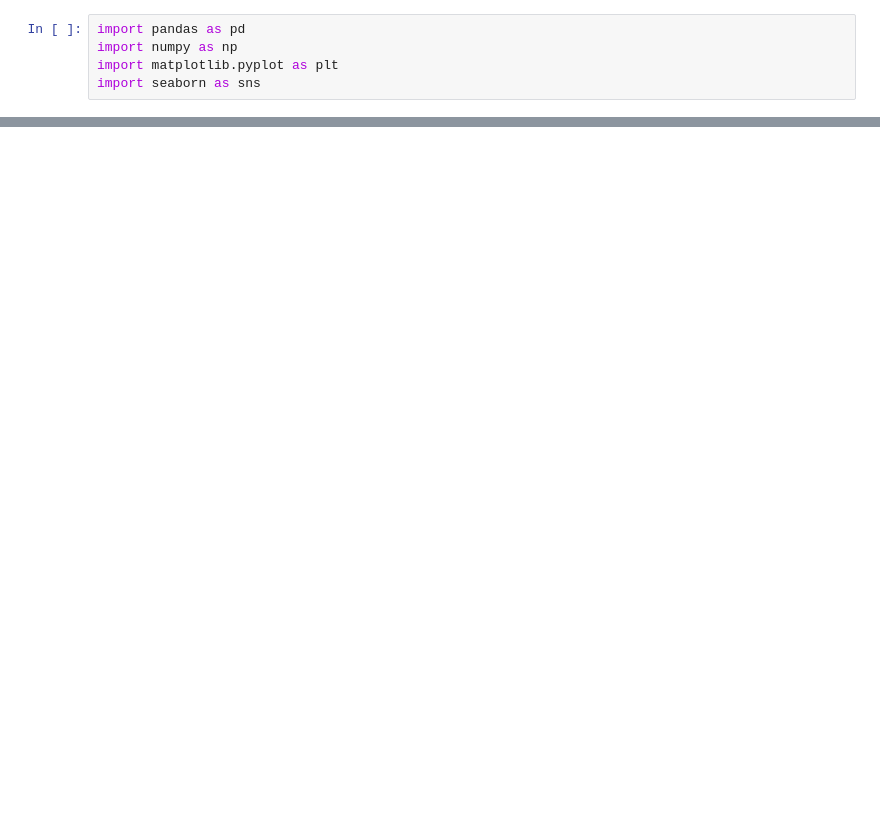
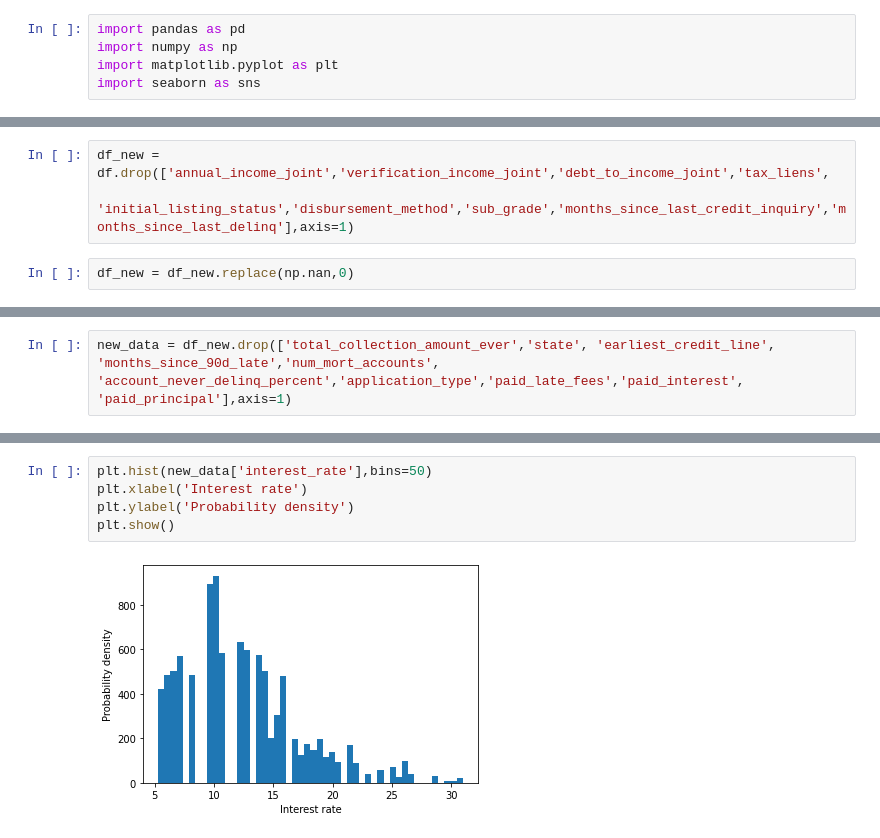
Before and after one commit to Hiteshhegde/loan_def, a Jupyter notebook: Loan_data.ipynb, the cells around one changed output, grey strips where cells are left out. Cells and saved outputs as stored; diff of their text form; blank space fills up the shorter version.

Commit message:
data cleaning

```diff
--- a/Loan_data.ipynb
+++ b/Loan_data.ipynb
@@ -26,0 +27,5 @@ Index(['emp_title', 'emp_length', 'state', 'homeownership', 'annual_income',
+# %%
+df_new = df.drop(['annual_income_joint','verification_income_joint','debt_to_income_joint','tax_liens',
+                  'initial_listing_status','disbursement_method','sub_grade','months_since_last_credit_inquiry','months_since_last_delinq'],axis=1)
+# %%
+df_new = df_new.replace(np.nan,0)
@@ -26,0 +82,3 @@ Index(['emp_title', 'emp_length', 'state', 'homeownership', 'annual_income',
+# %%
+new_data = df_new.drop(['total_collection_amount_ever','state', 'earliest_credit_line', 'months_since_90d_late','num_mort_accounts',
+'account_never_delinq_percent','application_type','paid_late_fees','paid_interest', 'paid_principal'],axis=1)
@@ -26,0 +103,7 @@ Index(['emp_title', 'emp_length', 'state', 'homeownership', 'annual_income',
+# %%
+plt.hist(new_data['interest_rate'],bins=50)
+plt.xlabel('Interest rate')
+plt.ylabel('Probability density')
+plt.show()
+# %% [output]
+[figure, added]
```
Also changed, not shown: parts of 17 cells of this notebook, 2 other files.
